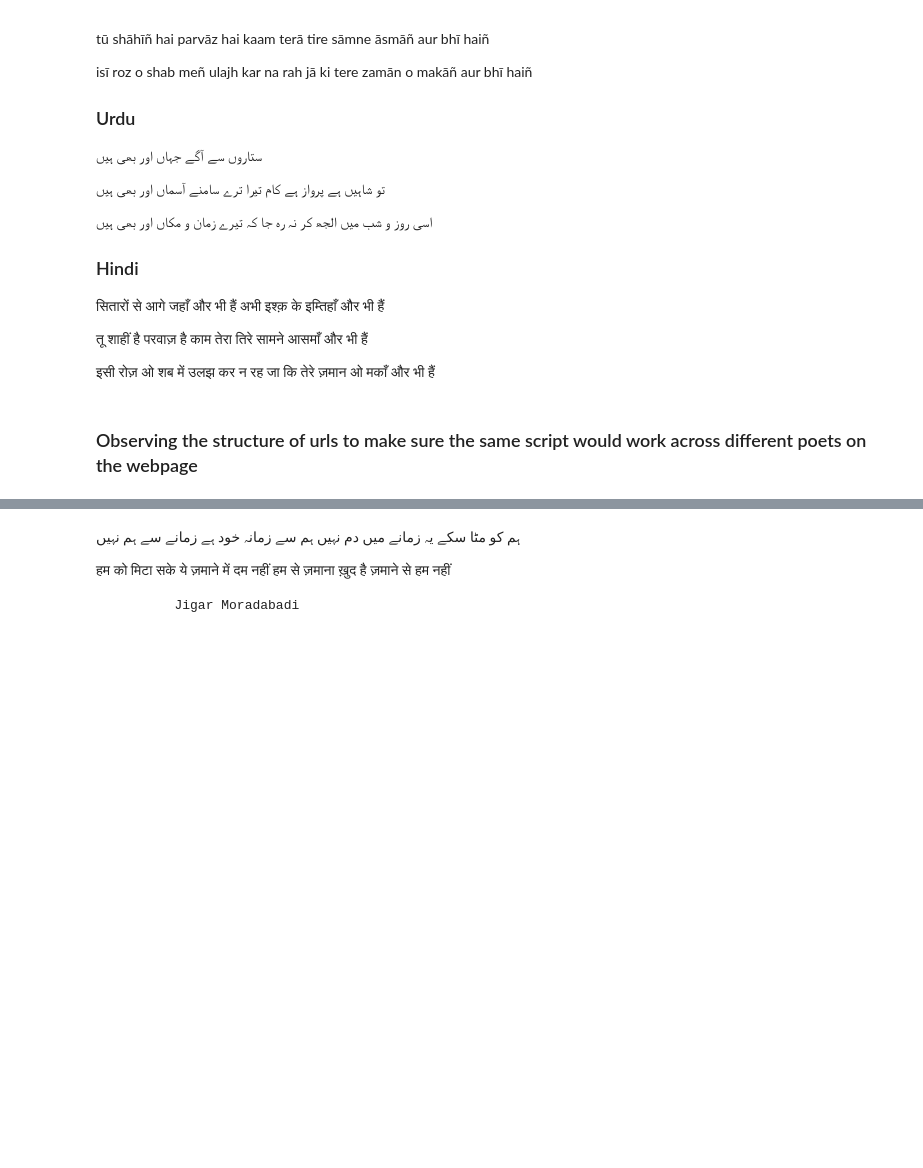
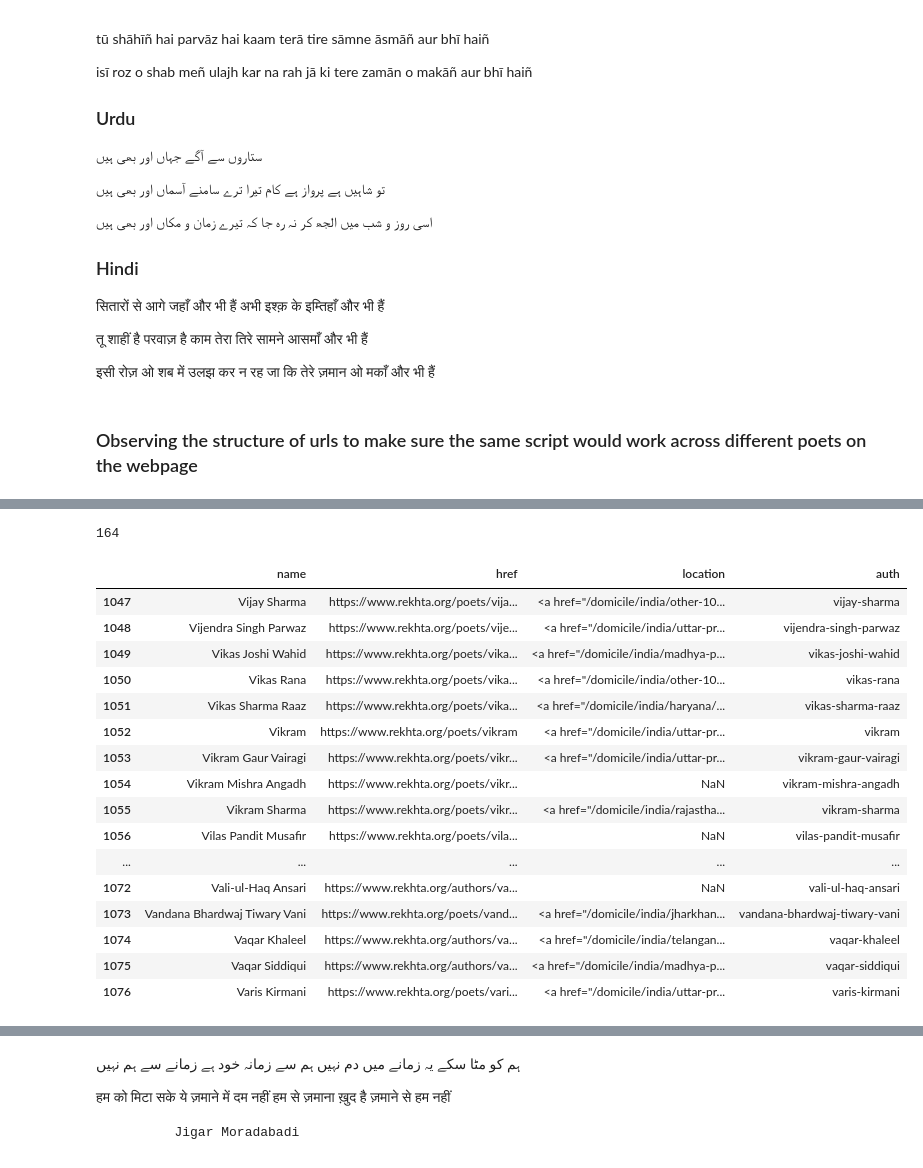
Before and after one commit to amir9ume/urdu_ghazals_rekhta, a Jupyter notebook: rekhta_parser.ipynb, the cells around one changed output, grey strips where cells are left out. Drawn from its saved outputs; the diff is of its cells as text; code cells hidden in the pictures; blank space fills up the shorter version.

Commit message:
Changed parser for parsing all poets
An updated parser for parsing ghazals of all poets. This takes in a poets.csv file which is obtained form the rekhta_poets_parser

```diff
--- a/rekhta_parser.ipynb
+++ b/rekhta_parser.ipynb
@@ -230,0 +256,33 @@ def read_and_write_web(author,language='ur'):
+# %%
+470-304
+1211-1047
+# %% [output]
+164
+# %%
+import pandas as pd
+
+filename = 'poets.csv'  # specify the name of the CSV file
+
+df = pd.read_csv(filename)
+df['auth'] = df['href'].str.split('/').str[-1]
+
+df=df[1047: ]
+df.head(30)
+# %% [output]
+|  | name | href | location | auth |
+| 1047 | Vijay Sharma | https://www.rekhta.org/poets/vija... | <a href="/domicile/india/other-10... | vijay-sharma |
+| 1048 | Vijendra Singh Parwaz | https://www.rekhta.org/poets/vije... | <a href="/domicile/india/uttar-pr... | vijendra-singh-parwaz |
+| 1049 | Vikas Joshi Wahid | https://www.rekhta.org/poets/vika... | <a href="/domicile/india/madhya-p... | vikas-joshi-wahid |
+| 1050 | Vikas Rana | https://www.rekhta.org/poets/vika... | <a href="/domicile/india/other-10... | vikas-rana |
+| 1051 | Vikas Sharma Raaz | https://www.rekhta.org/poets/vika... | <a href="/domicile/india/haryana/... | vikas-sharma-raaz |
+| 1052 | Vikram | https://www.rekhta.org/poets/vikram | <a href="/domicile/india/uttar-pr... | vikram |
+| 1053 | Vikram Gaur Vairagi | https://www.rekhta.org/poets/vikr... | <a href="/domicile/india/uttar-pr... | vikram-gaur-vairagi |
+| 1054 | Vikram Mishra Angadh | https://www.rekhta.org/poets/vikr... | NaN | vikram-mishra-angadh |
+| 1055 | Vikram Sharma | https://www.rekhta.org/poets/vikr... | <a href="/domicile/india/rajastha... | vikram-sharma |
+| 1056 | Vilas Pandit Musafir | https://www.rekhta.org/poets/vila... | NaN | vilas-pandit-musafir |
+| ... | ... | ... | ... | ... |
+| 1072 | Vali-ul-Haq Ansari | https://www.rekhta.org/authors/va... | NaN | vali-ul-haq-ansari |
+| 1073 | Vandana Bhardwaj Tiwary Vani | https://www.rekhta.org/poets/vand... | <a href="/domicile/india/jharkhan... | vandana-bhardwaj-tiwary-vani |
+| 1074 | Vaqar Khaleel | https://www.rekhta.org/authors/va... | <a href="/domicile/india/telangan... | vaqar-khaleel |
+| 1075 | Vaqar Siddiqui | https://www.rekhta.org/authors/va... | <a href="/domicile/india/madhya-p... | vaqar-siddiqui |
+| 1076 | Varis Kirmani | https://www.rekhta.org/poets/vari... | <a href="/domicile/india/uttar-pr... | varis-kirmani |
```
Also changed, not shown: parts of 7 cells of this notebook.
